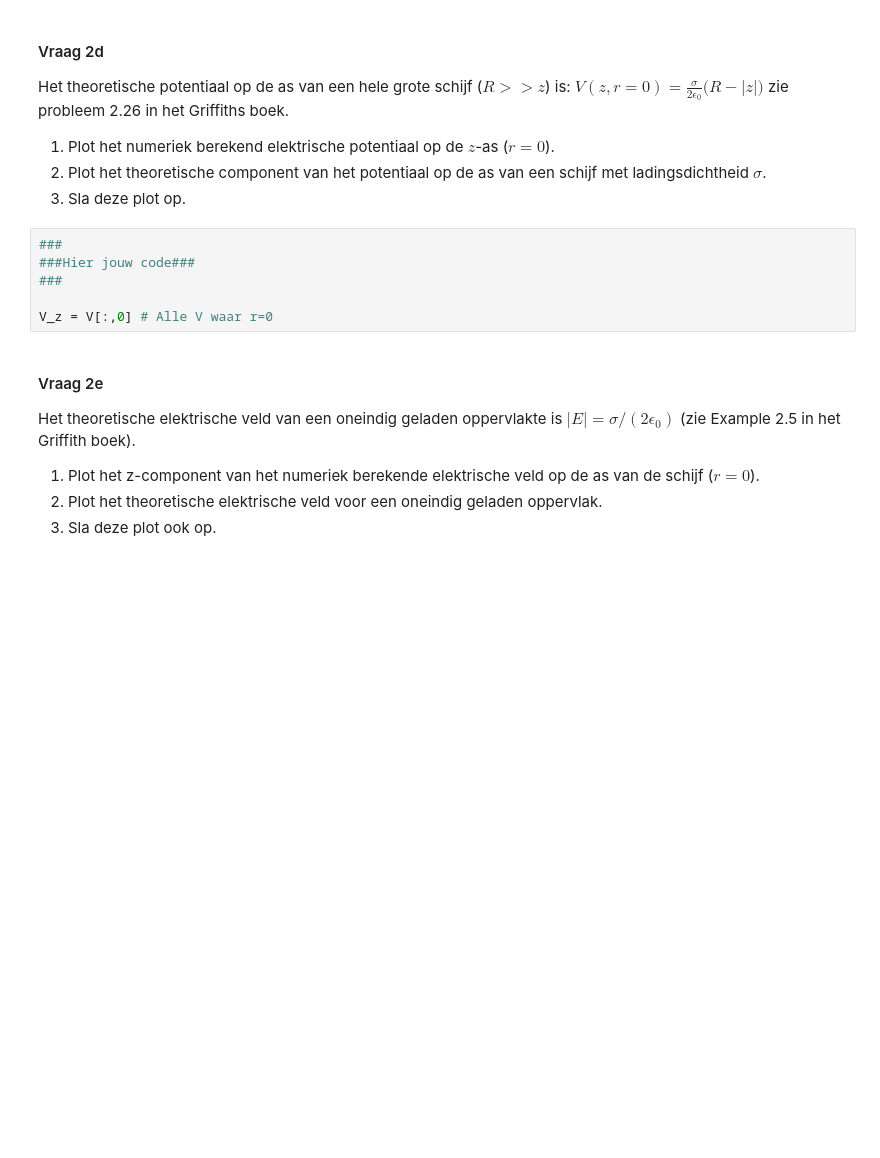
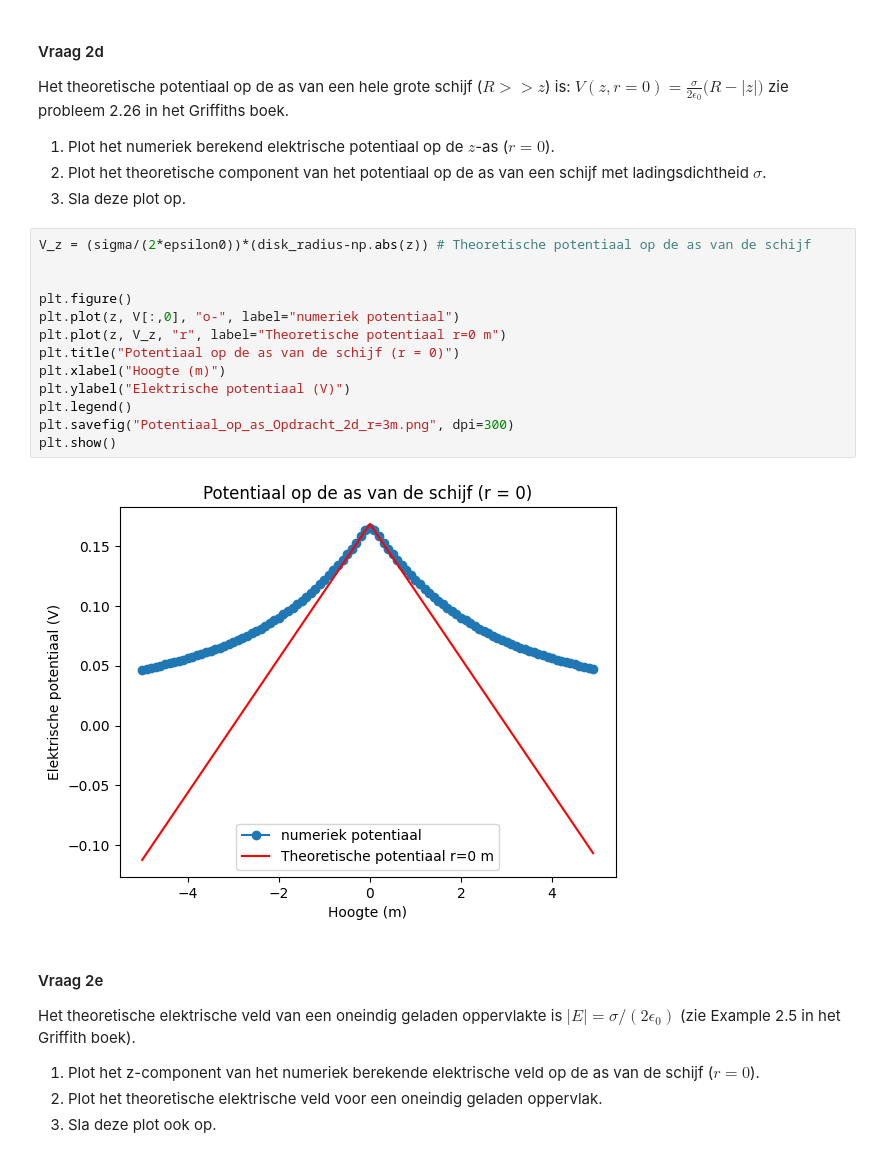
Before and after one commit to JSlootsTUD/opdrachten-DEF-D-Justin, a Jupyter notebook: DigitaleOntwerpopdrachten/1CondensatorOpdracht/CondensatorOntwerpopdracht.ipynb, the cells around one changed output. Drawn from its saved outputs; the diff is of its cells as text; blank space fills up the shorter version.

Commit message:
Tot en met opdracht 2f is af

```diff
--- a/DigitaleOntwerpopdrachten/1CondensatorOpdracht/CondensatorOntwerpopdracht.ipynb
+++ b/DigitaleOntwerpopdrachten/1CondensatorOpdracht/CondensatorOntwerpopdracht.ipynb
@@ -257,11 +255,20 @@ zie probleem 2.26 in het Griffiths boek.
 2. Plot het theoretische component van het potentiaal op de as van een schijf met ladingsdichtheid $\sigma$.
 3. Sla deze plot op.
 # %%
-###
-###Hier jouw code###
-###
+V_z = (sigma/(2*epsilon0))*(disk_radius-np.abs(z)) # Theoretische potentiaal op de as van de schijf
 
-V_z = V[:,0] # Alle V waar r=0
+
+plt.figure()
+plt.plot(z, V[:,0], "o-", label="numeriek potentiaal")
+plt.plot(z, V_z, "r", label="Theoretische potentiaal r=0 m")
+plt.title("Potentiaal op de as van de schijf (r = 0)")
+plt.xlabel("Hoogte (m)")
+plt.ylabel("Elektrische potentiaal (V)")
+plt.legend()
+plt.savefig("Potentiaal_op_as_Opdracht_2d_r=3m.png", dpi=300)
+plt.show()
+# %% [output]
+[figure, added]
 # %% [markdown]
 #### Vraag 2e
 
```
Also changed, not shown: parts of 4 cells of this notebook, 2 other files.
